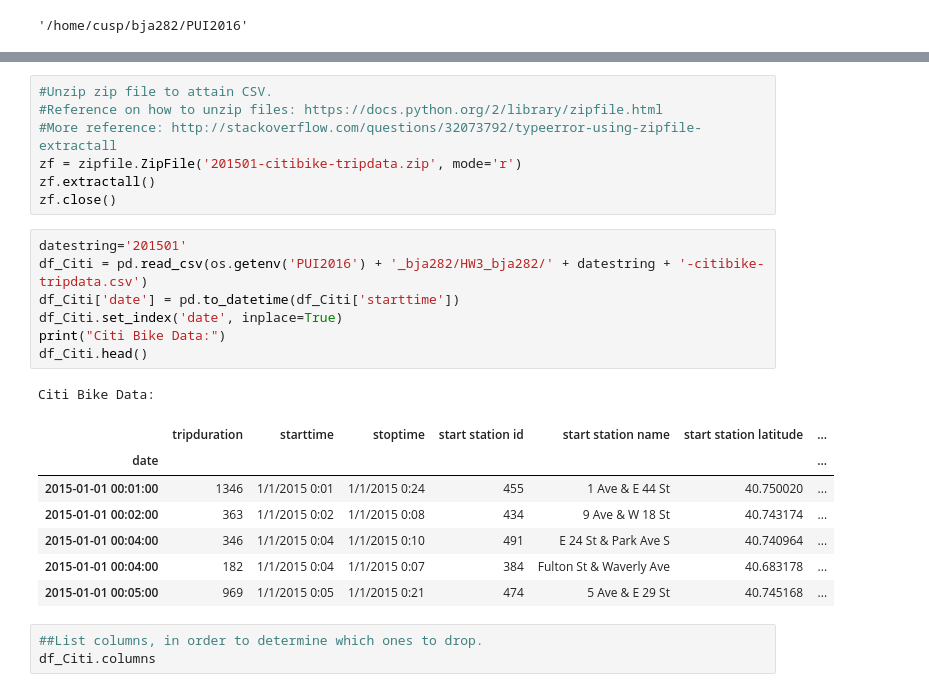
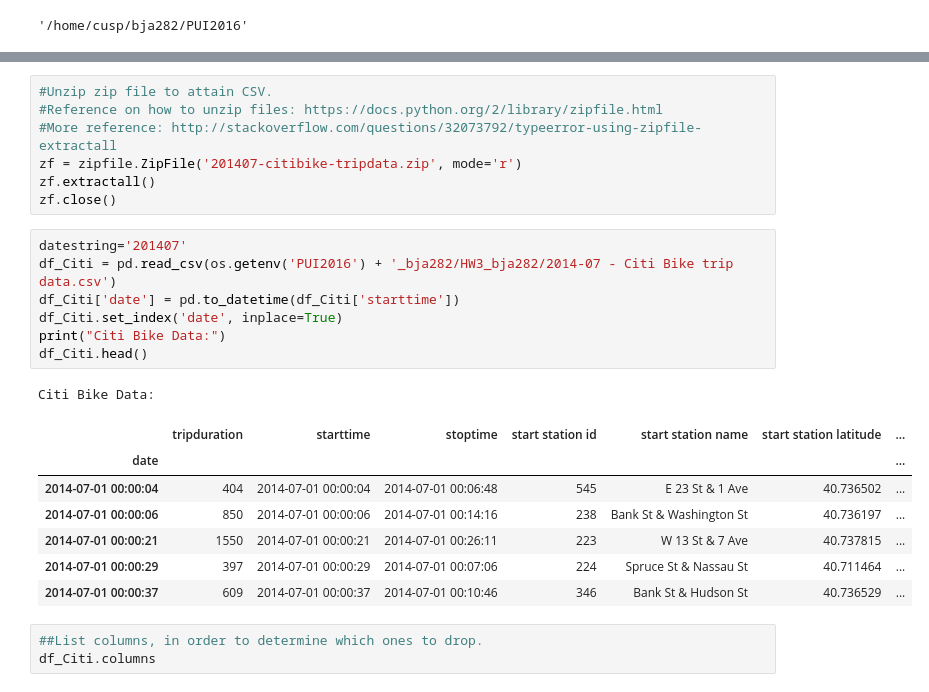
Before and after one commit to yc2839/PUI2016_bja282, a Jupyter notebook: HW3_bja282/HW3_Assignment2.ipynb, the cells around one changed output, grey strips where cells are left out. Cells and saved outputs as stored; diff of their text form.

```diff
--- a/HW3_bja282/HW3_Assignment2.ipynb
+++ b/HW3_bja282/HW3_Assignment2.ipynb
@@ -47,25 +47,25 @@ def getCitiBikeCSV(datestring):
 #Unzip zip file to attain CSV.
 #Reference on how to unzip files: https://docs.python.org/2/library/zipfile.html
 #More reference: http://stackoverflow.com/questions/32073792/typeerror-using-zipfile-extractall
-zf = zipfile.ZipFile('201501-citibike-tripdata.zip', mode='r')
+zf = zipfile.ZipFile('201407-citibike-tripdata.zip', mode='r')
 zf.extractall()
 zf.close()
 # %%
-datestring='201501'
-df_Citi = pd.read_csv(os.getenv('PUI2016') + '_bja282/HW3_bja282/' + datestring + '-citibike-tripdata.csv')
+datestring='201407'
+df_Citi = pd.read_csv(os.getenv('PUI2016') + '_bja282/HW3_bja282/2014-07 - Citi Bike trip data.csv')
 df_Citi['date'] = pd.to_datetime(df_Citi['starttime'])
 df_Citi.set_index('date', inplace=True)
 print("Citi Bike Data:")
 df_Citi.head()
 # %% [output]
 Citi Bike Data:
 |  | tripduration | starttime | stoptime | start station id | start station name | start station latitude | ... |
 | date |  |  |  |  |  |  | ... |
-| 2015-01-01 00:01:00 | 1346 | 1/1/2015 0:01 | 1/1/2015 0:24 | 455 | 1 Ave & E 44 St | 40.750020 | ... |
-| 2015-01-01 00:02:00 | 363 | 1/1/2015 0:02 | 1/1/2015 0:08 | 434 | 9 Ave & W 18 St | 40.743174 | ... |
-| 2015-01-01 00:04:00 | 346 | 1/1/2015 0:04 | 1/1/2015 0:10 | 491 | E 24 St & Park Ave S | 40.740964 | ... |
-| 2015-01-01 00:04:00 | 182 | 1/1/2015 0:04 | 1/1/2015 0:07 | 384 | Fulton St & Waverly Ave | 40.683178 | ... |
-| 2015-01-01 00:05:00 | 969 | 1/1/2015 0:05 | 1/1/2015 0:21 | 474 | 5 Ave & E 29 St | 40.745168 | ... |
+| 2014-07-01 00:00:04 | 404 | 2014-07-01 00:00:04 | 2014-07-01 00:06:48 | 545 | E 23 St & 1 Ave | 40.736502 | ... |
+| 2014-07-01 00:00:06 | 850 | 2014-07-01 00:00:06 | 2014-07-01 00:14:16 | 238 | Bank St & Washington St | 40.736197 | ... |
+| 2014-07-01 00:00:21 | 1550 | 2014-07-01 00:00:21 | 2014-07-01 00:26:11 | 223 | W 13 St & 7 Ave | 40.737815 | ... |
+| 2014-07-01 00:00:29 | 397 | 2014-07-01 00:00:29 | 2014-07-01 00:07:06 | 224 | Spruce St & Nassau St | 40.711464 | ... |
+| 2014-07-01 00:00:37 | 609 | 2014-07-01 00:00:37 | 2014-07-01 00:10:46 | 346 | Bank St & Hudson St | 40.736529 | ... |
 # %%
 ##List columns, in order to determine which ones to drop.
 df_Citi.columns
```
Also changed, not shown: parts of 11 cells of this notebook.
